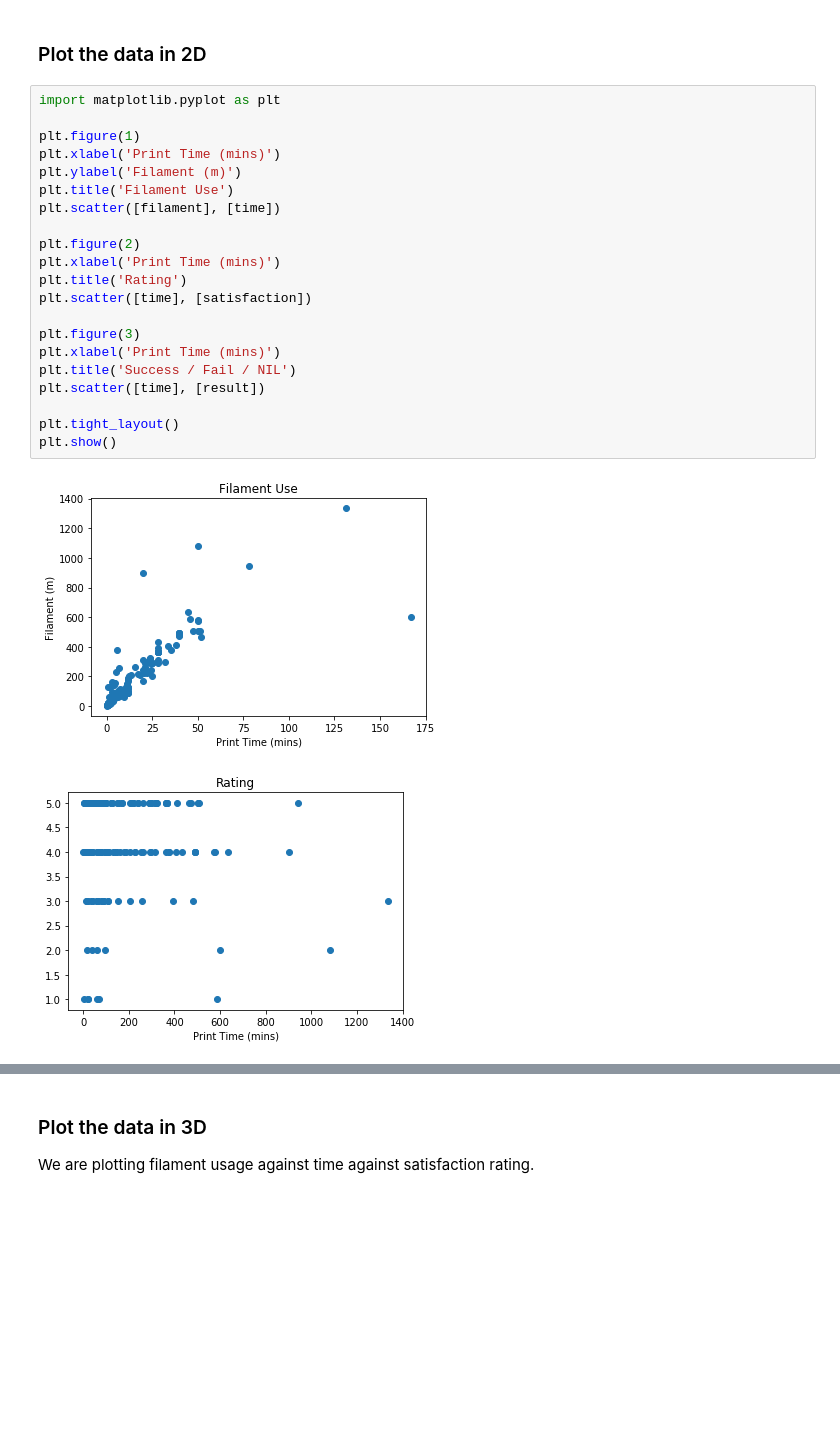
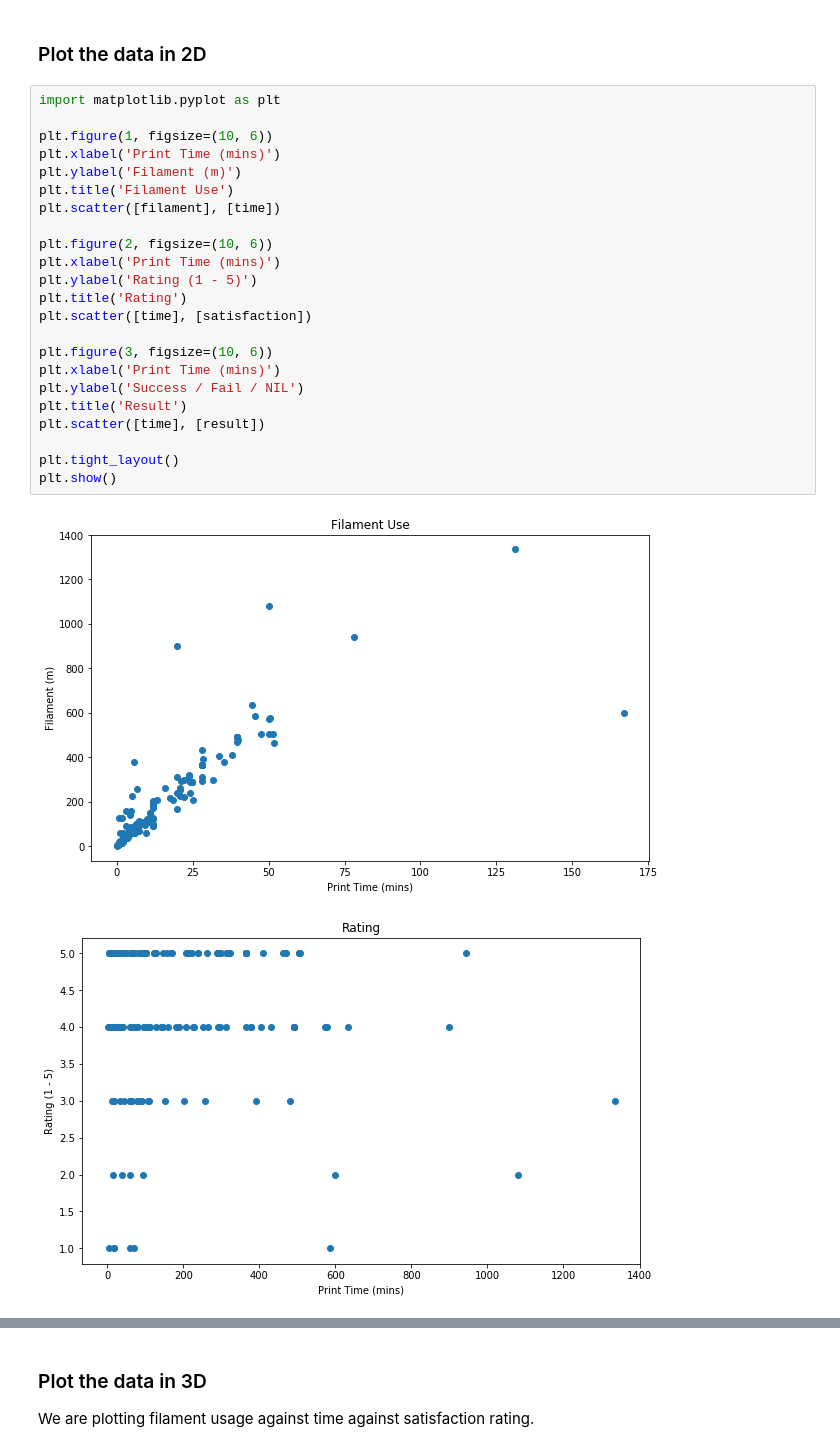
Before and after one commit to tlkh/Generating-Inference-from-3D-Printing-Jobs, a Jupyter notebook: Simple Data Plots (W1 - W4 data).ipynb, the cells around one changed output, grey strips where cells are left out. Cells and saved outputs as stored; diff of their text form; blank space fills up the shorter version.

```diff
--- a/Simple Data Plots (W1 - W4 data).ipynb
+++ b/Simple Data Plots (W1 - W4 data).ipynb
@@ -38,24 +39,26 @@ cat_gift = matrix[:,[6]]
 # %%
 import matplotlib.pyplot as plt
 
-plt.figure(1)
+plt.figure(1, figsize=(10, 6))
 plt.xlabel('Print Time (mins)')
 plt.ylabel('Filament (m)')
 plt.title('Filament Use')
 plt.scatter([filament], [time])
 
-plt.figure(2)
+plt.figure(2, figsize=(10, 6))
 plt.xlabel('Print Time (mins)')
+plt.ylabel('Rating (1 - 5)')
 plt.title('Rating')
 plt.scatter([time], [satisfaction])
 
-plt.figure(3)
+plt.figure(3, figsize=(10, 6))
 plt.xlabel('Print Time (mins)')
-plt.title('Success / Fail / NIL')
+plt.ylabel('Success / Fail / NIL')
+plt.title('Result')
 plt.scatter([time], [result])
 
 plt.tight_layout()
 plt.show()
 # %% [output]
-[figure, old version]
+[figure, new version]
-[figure, old version]
+[figure, new version]
```
Also changed, not shown: parts of 3 cells of this notebook, 6 other files.
